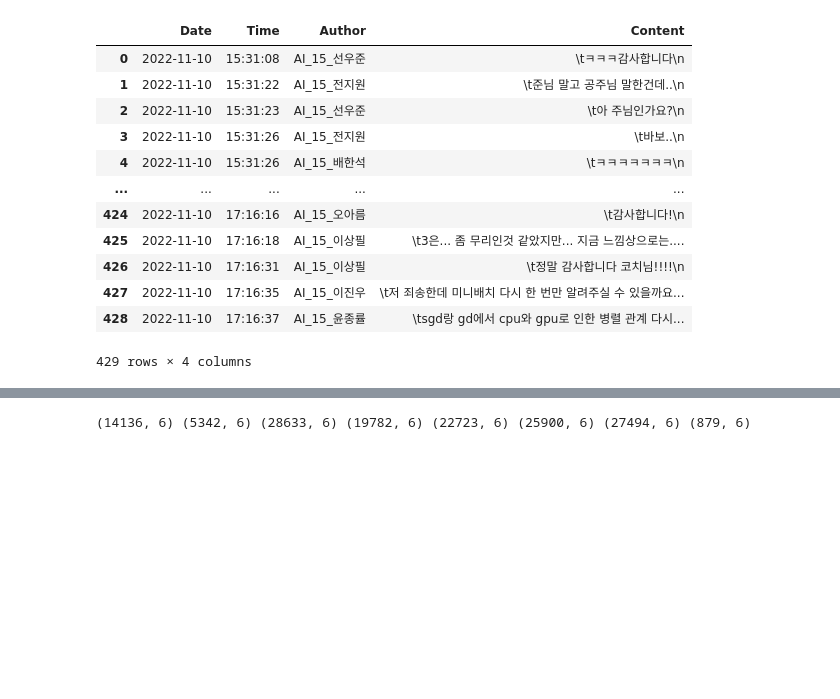
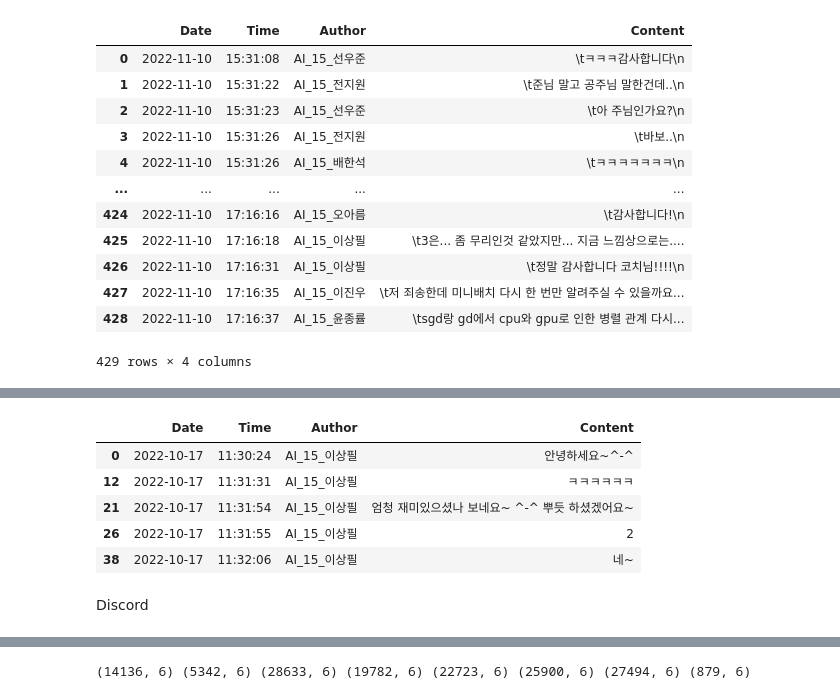
Before and after one commit to tes-b/project_4_Sentiment_analysis, a Jupyter notebook: preprocessor.ipynb, the cells around one changed output, grey strips where cells are left out. Cells and saved outputs as stored; diff of their text form; code cells hidden in the pictures; blank space fills up the shorter version.

```diff
--- a/preprocessor.ipynb
+++ b/preprocessor.ipynb
@@ -122 +126,12 @@ Code_채선아        1
 Name: Author, Length: 77, dtype: int64
+# %%
+df_zoom_g1 = df_zoom[df_zoom["Author"] == "AI_15_전지원"]
+df_zoom_sf = df_zoom[df_zoom["Author"] == "AI_15_이상필"]
+df_zoom_sf.head()
+# %% [output]
+|  | Date | Time | Author | Content |
+| 0 | 2022-10-17 | 11:30:24 | AI_15_이상필 | 안녕하세요~^-^ |
+| 12 | 2022-10-17 | 11:31:31 | AI_15_이상필 | ㅋㅋㅋㅋㅋㅋ |
+| 21 | 2022-10-17 | 11:31:54 | AI_15_이상필 | 엄청 재미있으셨나 보네요~ ^-^ 뿌듯 하셨겠어요~ |
+| 26 | 2022-10-17 | 11:31:55 | AI_15_이상필 | 2 |
+| 38 | 2022-10-17 | 11:32:06 | AI_15_이상필 | 네~ |
@@ -123,3 +142,5 @@ Name: Author, Length: 77, dtype: int64
+# %% [markdown]
+Discord
 # %%
 room_1 = pd.read_csv("data/Discord/AI_15_모각코 - 음성 채널 - 공부방1.csv")
 room_2 = pd.read_csv("data/Discord/AI_15_모각코 - 음성 채널 - 공부방2.csv")
```
Also changed, not shown: parts of 15 cells of this notebook, 1 other file.
